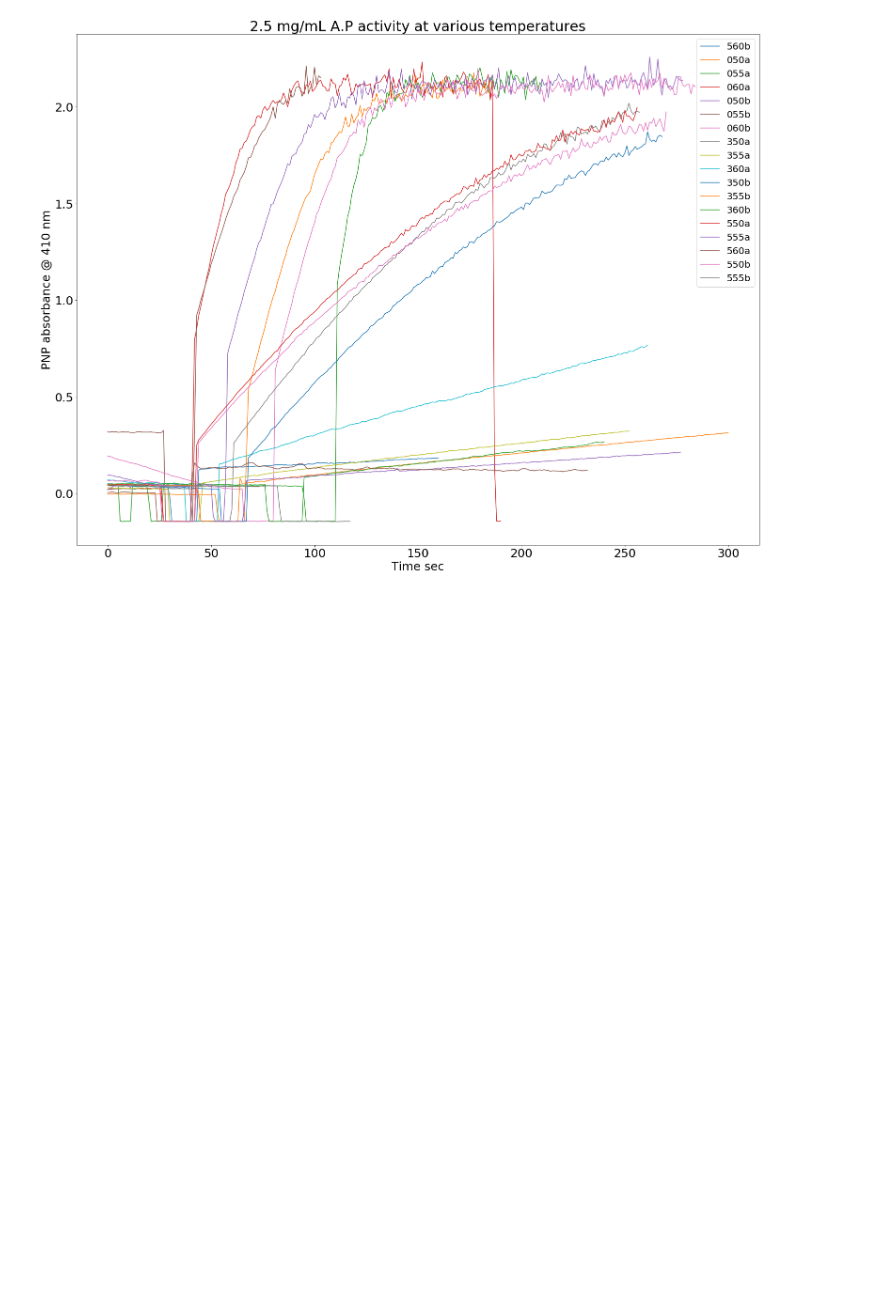
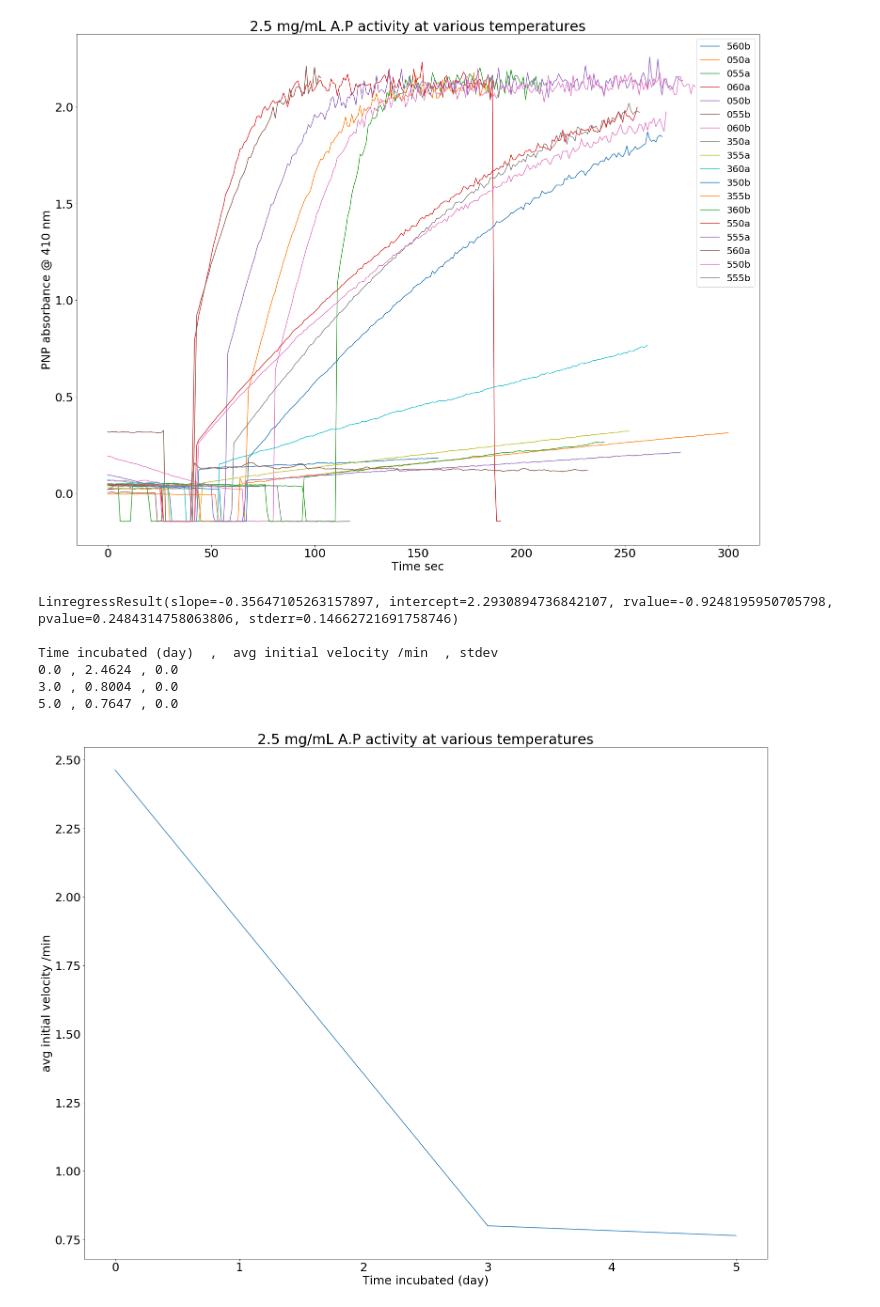
Before and after one commit to jjas0nn/alkaline_phosphatase_thermostability, a Jupyter notebook: 03072018.ipynb, the cells around one changed output. Cells and saved outputs as stored; diff of their text form; code cells hidden in the pictures; blank space fills up the shorter version.

```diff
--- a/03072018.ipynb
+++ b/03072018.ipynb
@@ -58,3 +58,57 @@ plt.legend(prop={'size': 20})
 # %% [output]
 <matplotlib.legend.Legend at 0x...>
 [figure]
+# %%
+import csv
+import sys
+sys.path.insert(0, 'process_csv/')
+from process_csv import *
+from scipy.stats import linregress
+import numpy as np
+import matplotlib.pyplot as plt
+import requests
+with open("dataset/ap_03072018.csv") as file:
+    reader=csv.reader(file)
+    data=list(reader)
+header=data[0]
+i=0
+j=1
+csvdict={}
+while i<len(data[j]):
+    csvdict[header[i]]=[]
+    while j<len(data):
+        csvdict[header[i]].append(data[j][i])
+        j+=1
+    j=1
+    i+=1
+for key,val in csvdict.items():
+    val=list(map(float, [a for a in val if a]))
+    csvdict[key]=val
+coord=list(zip(csvdict[header[0]],csvdict[header[1]]))
+meanval=[]
+stdev=[]
+coord_dict=defaultdict(list)
+for x,y in coord:
+    coord_dict[x].append(y)
+for key,val in coord_dict.items():
+    meanval.append(np.mean(val))
+    stdev.append(np.std(val))
+xval=list(coord_dict.keys())
+plt.errorbar(xval,meanval,stdev)
+plt.xlabel("Time incubated (day)")
+plt.ylabel("avg initial velocity /min")
+plt.title("2.5 mg/mL A.P activity at various temperatures")
+plt.rcParams["figure.figsize"] = [26,20]
+plt.rcParams.update({'font.size': 25})
+print(linregress(csvdict[header[0]],csvdict[header[1]]),"\n")
+print("Time incubated (day)", " , ", "avg initial velocity /min", " , " "stdev")
+for x,y,z in zip(xval,meanval,stdev):
+    print(x,",",y,",",z)
+# %% [output]
+LinregressResult(slope=-0.35647105263157897, intercept=2.2930894736842107, rvalue=-0.9248195950705798, pvalue=0.2484314758063806, stderr=0.14662721691758746)
+
+Time incubated (day)  ,  avg initial velocity /min  , stdev
+0.0 , 2.4624 , 0.0
+3.0 , 0.8004 , 0.0
+5.0 , 0.7647 , 0.0
+[figure, added]
```
Also changed, not shown: 3 other files.
